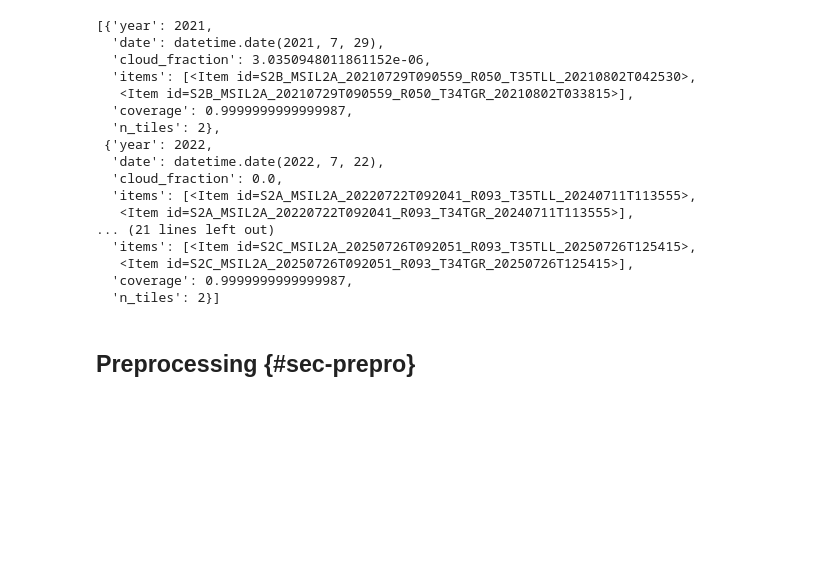
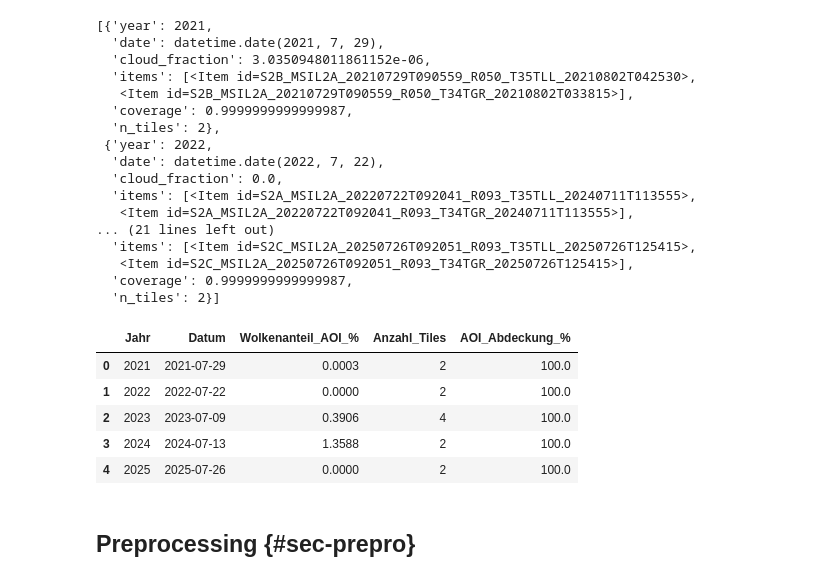
Before and after one commit to riedevik/PWRG2, a Jupyter notebook: 2_STAC_Suche_bis_Composites.ipynb, the cells around one changed output. Saved outputs shown, nothing was run; the diff lists cells and outputs as text; code cells hidden in the pictures; blank space fills up the shorter version.

```diff
--- a/2_STAC_Suche_bis_Composites.ipynb
+++ b/2_STAC_Suche_bis_Composites.ipynb
@@ -1223,3 +1223,31 @@ best_scenes
    <Item id=S2C_MSIL2A_20250726T092051_R093_T34TGR_20250726T125415>],
   'coverage': 0.9999999999999987,
   'n_tiles': 2}]
+# %%
+# Als Tabelle speichern für Ergbenisteil
+
+best_scenes_table = []
+
+for data in best_scenes:
+    best_scenes_table.append({
+        "Jahr": data["year"],
+        "Datum": data["date"],
+        "Wolkenanteil_AOI_%": data["cloud_fraction"] * 100,
+        "Anzahl_Tiles": len(data["items"]),
+        "AOI_Abdeckung_%": data["coverage"] * 100
+    })
+
+best_scenes_df = pd.DataFrame(best_scenes_table)
+
+# Werte runden
+best_scenes_df["Wolkenanteil_AOI_%"] = best_scenes_df["Wolkenanteil_AOI_%"].round(4)
+best_scenes_df["AOI_Abdeckung_%"] = best_scenes_df["AOI_Abdeckung_%"].round(2)
+
+best_scenes_df
+# %% [output]
+|  | Jahr | Datum | Wolkenanteil_AOI_% | Anzahl_Tiles | AOI_Abdeckung_% |
+| 0 | 2021 | 2021-07-29 | 0.0003 | 2 | 100.0 |
+| 1 | 2022 | 2022-07-22 | 0.0000 | 2 | 100.0 |
+| 2 | 2023 | 2023-07-09 | 0.3906 | 4 | 100.0 |
+| 3 | 2024 | 2024-07-13 | 1.3588 | 2 | 100.0 |
+| 4 | 2025 | 2025-07-26 | 0.0000 | 2 | 100.0 |
```
Also changed, not shown: parts of 3 cells of this notebook, 4 other files.
